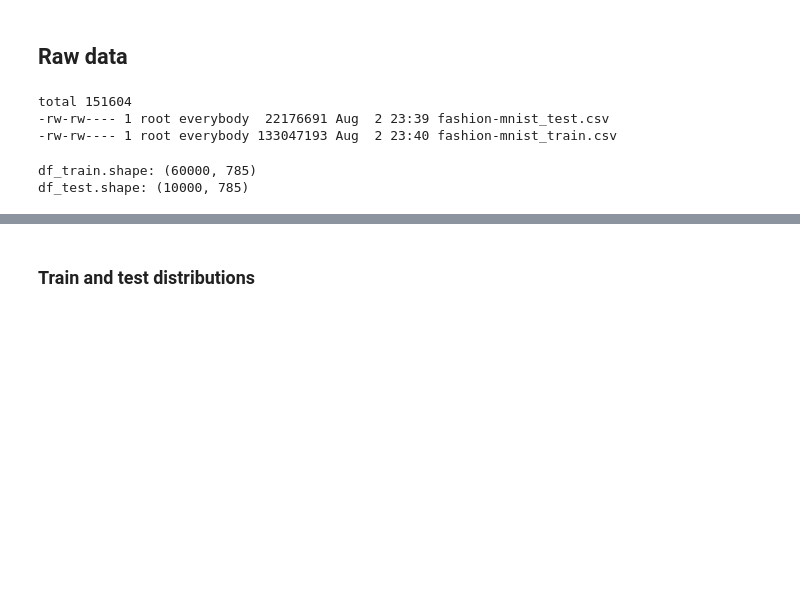
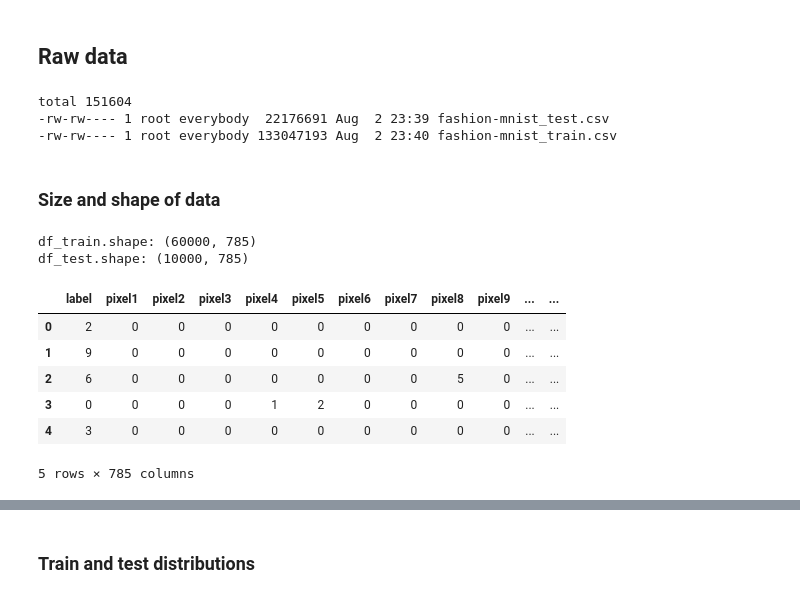
Before and after one commit to cdignam8304/model-explainability, a Jupyter notebook: mnist-explain.ipynb, the cells around one changed output, grey strips where cells are left out. Drawn from its saved outputs; the diff is of its cells as text; code cells hidden in the pictures; blank space fills up the shorter version.

```diff
--- a/mnist-explain.ipynb
+++ b/mnist-explain.ipynb
@@ -59,6 +53,8 @@ total 151604
 # Import train and test datasets
 df_train = df_train = pd.read_csv("data/fashion-mnist_train.csv")
 df_test = pd.read_csv("data/fashion-mnist_test.csv")
+# %% [markdown]
+### Size and shape of data
 # %%
 print("df_train.shape:", df_train.shape)
 print("df_test.shape:", df_test.shape)
@@ -67,0 +70,10 @@ df_test.shape: (10000, 785)
+# %%
+df_train.head()
+# %% [output]
+|  | label | pixel1 | pixel2 | pixel3 | pixel4 | pixel5 | pixel6 | pixel7 | pixel8 | pixel9 | ... | ... |
+| 0 | 2 | 0 | 0 | 0 | 0 | 0 | 0 | 0 | 0 | 0 | ... | ... |
+| 1 | 9 | 0 | 0 | 0 | 0 | 0 | 0 | 0 | 0 | 0 | ... | ... |
+| 2 | 6 | 0 | 0 | 0 | 0 | 0 | 0 | 0 | 5 | 0 | ... | ... |
+| 3 | 0 | 0 | 0 | 0 | 1 | 2 | 0 | 0 | 0 | 0 | ... | ... |
+| 4 | 3 | 0 | 0 | 0 | 0 | 0 | 0 | 0 | 0 | 0 | ... | ... |
+5 rows × 785 columns
```
Also changed, not shown: parts of 78 cells of this notebook.
